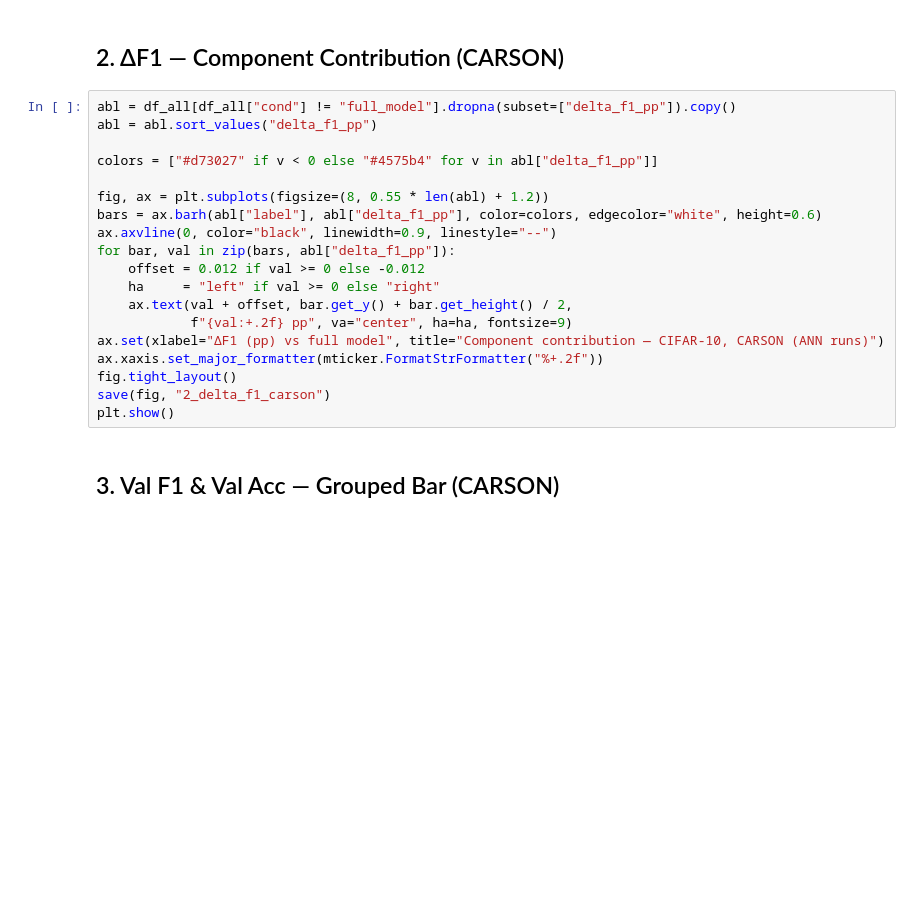
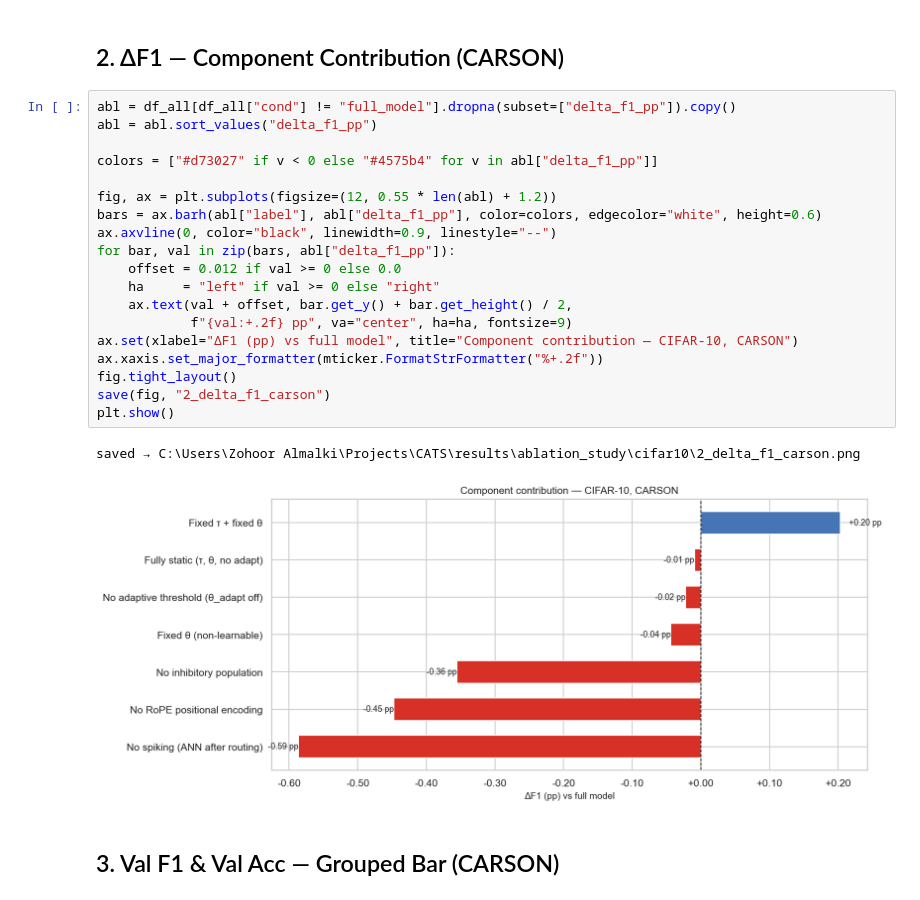
Before and after one commit to ZohoorAlmalkiUQU/CATS, a Jupyter notebook: results/ablation_study/cifar10/ablation_cifar10.ipynb, the cells around one changed output. Cells and saved outputs as stored; diff of their text form; blank space fills up the shorter version.

```diff
--- a/results/ablation_study/cifar10/ablation_cifar10.ipynb
+++ b/results/ablation_study/cifar10/ablation_cifar10.ipynb
@@ -165,22 +187,25 @@ tbl.style.format(fmt, na_rep="N/A") \
 # %%
 abl = df_all[df_all["cond"] != "full_model"].dropna(subset=["delta_f1_pp"]).copy()
 abl = abl.sort_values("delta_f1_pp")
 
 colors = ["#d73027" if v < 0 else "#4575b4" for v in abl["delta_f1_pp"]]
 
-fig, ax = plt.subplots(figsize=(8, 0.55 * len(abl) + 1.2))
+fig, ax = plt.subplots(figsize=(12, 0.55 * len(abl) + 1.2))
 bars = ax.barh(abl["label"], abl["delta_f1_pp"], color=colors, edgecolor="white", height=0.6)
 ax.axvline(0, color="black", linewidth=0.9, linestyle="--")
 for bar, val in zip(bars, abl["delta_f1_pp"]):
-    offset = 0.012 if val >= 0 else -0.012
+    offset = 0.012 if val >= 0 else 0.0
     ha     = "left" if val >= 0 else "right"
     ax.text(val + offset, bar.get_y() + bar.get_height() / 2,
             f"{val:+.2f} pp", va="center", ha=ha, fontsize=9)
-ax.set(xlabel="ΔF1 (pp) vs full model", title="Component contribution — CIFAR-10, CARSON (ANN runs)")
+ax.set(xlabel="ΔF1 (pp) vs full model", title="Component contribution — CIFAR-10, CARSON")
 ax.xaxis.set_major_formatter(mticker.FormatStrFormatter("%+.2f"))
 fig.tight_layout()
 save(fig, "2_delta_f1_carson")
 plt.show()
+# %% [output]
+saved → C:\Users\Zohoor Almalki\Projects\CATS\results\ablation_study\cifar10\2_delta_f1_carson.png
+[figure, added]
 # %% [markdown]
 ## 3. Val F1 & Val Acc — Grouped Bar (CARSON)
 # %%
```
Also changed, not shown: parts of 10 cells of this notebook, 10 other files.
